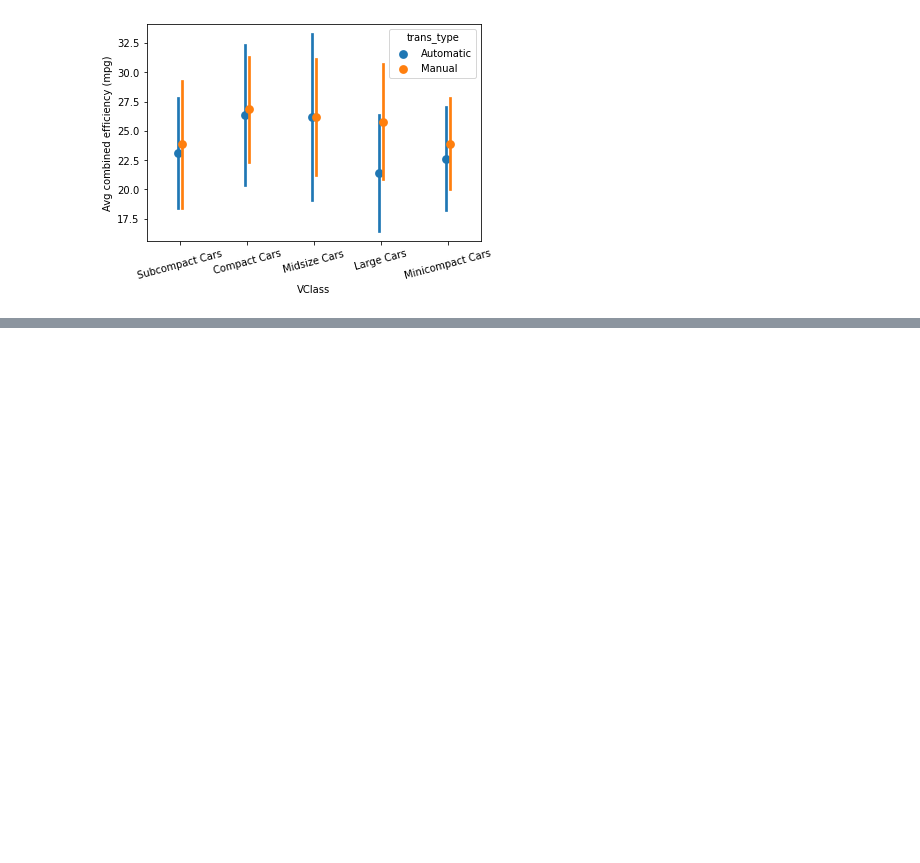
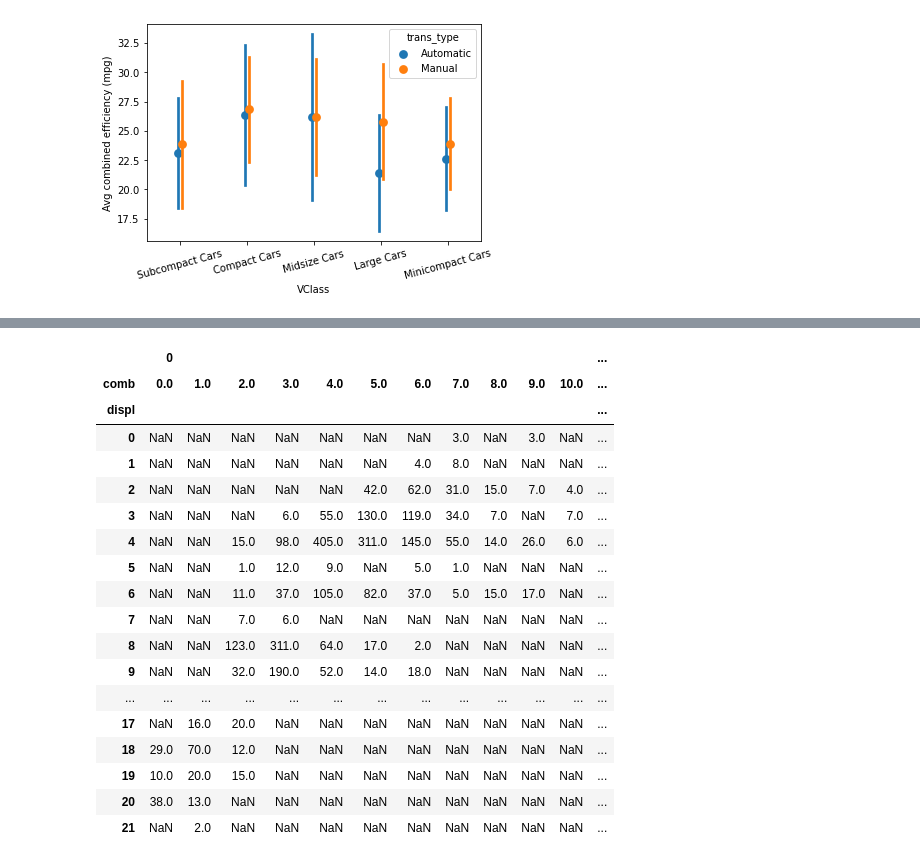
Before and after one commit to JESurzyn/data_analysis_udacity, a Jupyter notebook: data_viz/multivariate_practice/Adaptations_of_bivariate_plots.ipynb, the cells around one changed output, grey strips where cells are left out. Saved outputs shown, nothing was run; the diff lists cells and outputs as text; code cells hidden in the pictures; blank space fills up the shorter version.

```diff
--- a/data_viz/multivariate_practice/Adaptations_of_bivariate_plots.ipynb
+++ b/data_viz/multivariate_practice/Adaptations_of_bivariate_plots.ipynb
@@ -35,0 +109,2 @@ plt.ylabel('Avg combined efficiency (mpg)');
+# %%
+comb_bins =  pd.cut(fuel_econ['comb'], bins_y, right= False, include_lowest=False, labels=False)#.astype(int)
@@ -35,0 +126,3 @@ plt.ylabel('Avg combined efficiency (mpg)');
+# %%
+#points that fall in each bin
+n_points = fuel_econ.groupby([displ_bins, comb_bins]).size()
@@ -35,0 +145,3 @@ plt.ylabel('Avg combined efficiency (mpg)');
+# %%
+#resetting the index
+n_points = n_points.reset_index()
@@ -35,0 +162,22 @@ plt.ylabel('Avg combined efficiency (mpg)');
+# %%
+n_points.reset_index().pivot(index='displ', columns='comb')
+# %% [output]
+|  | 0 |  |  |  |  |  |  |  |  |  |  | ... |
+| comb | 0.0 | 1.0 | 2.0 | 3.0 | 4.0 | 5.0 | 6.0 | 7.0 | 8.0 | 9.0 | 10.0 | ... |
+| displ |  |  |  |  |  |  |  |  |  |  |  | ... |
+| 0 | NaN | NaN | NaN | NaN | NaN | NaN | NaN | 3.0 | NaN | 3.0 | NaN | ... |
+| 1 | NaN | NaN | NaN | NaN | NaN | NaN | 4.0 | 8.0 | NaN | NaN | NaN | ... |
+| 2 | NaN | NaN | NaN | NaN | NaN | 42.0 | 62.0 | 31.0 | 15.0 | 7.0 | 4.0 | ... |
+| 3 | NaN | NaN | NaN | 6.0 | 55.0 | 130.0 | 119.0 | 34.0 | 7.0 | NaN | 7.0 | ... |
+| 4 | NaN | NaN | 15.0 | 98.0 | 405.0 | 311.0 | 145.0 | 55.0 | 14.0 | 26.0 | 6.0 | ... |
+| 5 | NaN | NaN | 1.0 | 12.0 | 9.0 | NaN | 5.0 | 1.0 | NaN | NaN | NaN | ... |
+| 6 | NaN | NaN | 11.0 | 37.0 | 105.0 | 82.0 | 37.0 | 5.0 | 15.0 | 17.0 | NaN | ... |
+| 7 | NaN | NaN | 7.0 | 6.0 | NaN | NaN | NaN | NaN | NaN | NaN | NaN | ... |
+| 8 | NaN | NaN | 123.0 | 311.0 | 64.0 | 17.0 | 2.0 | NaN | NaN | NaN | NaN | ... |
+| 9 | NaN | NaN | 32.0 | 190.0 | 52.0 | 14.0 | 18.0 | NaN | NaN | NaN | NaN | ... |
+| ... | ... | ... | ... | ... | ... | ... | ... | ... | ... | ... | ... | ... |
+| 17 | NaN | 16.0 | 20.0 | NaN | NaN | NaN | NaN | NaN | NaN | NaN | NaN | ... |
+| 18 | 29.0 | 70.0 | 12.0 | NaN | NaN | NaN | NaN | NaN | NaN | NaN | NaN | ... |
+| 19 | 10.0 | 20.0 | 15.0 | NaN | NaN | NaN | NaN | NaN | NaN | NaN | NaN | ... |
+| 20 | 38.0 | 13.0 | NaN | NaN | NaN | NaN | NaN | NaN | NaN | NaN | NaN | ... |
+| 21 | NaN | 2.0 | NaN | NaN | NaN | NaN | NaN | NaN | NaN | NaN | NaN | ... |
```
Also changed, not shown: parts of 17 cells of this notebook, 2 other files.
